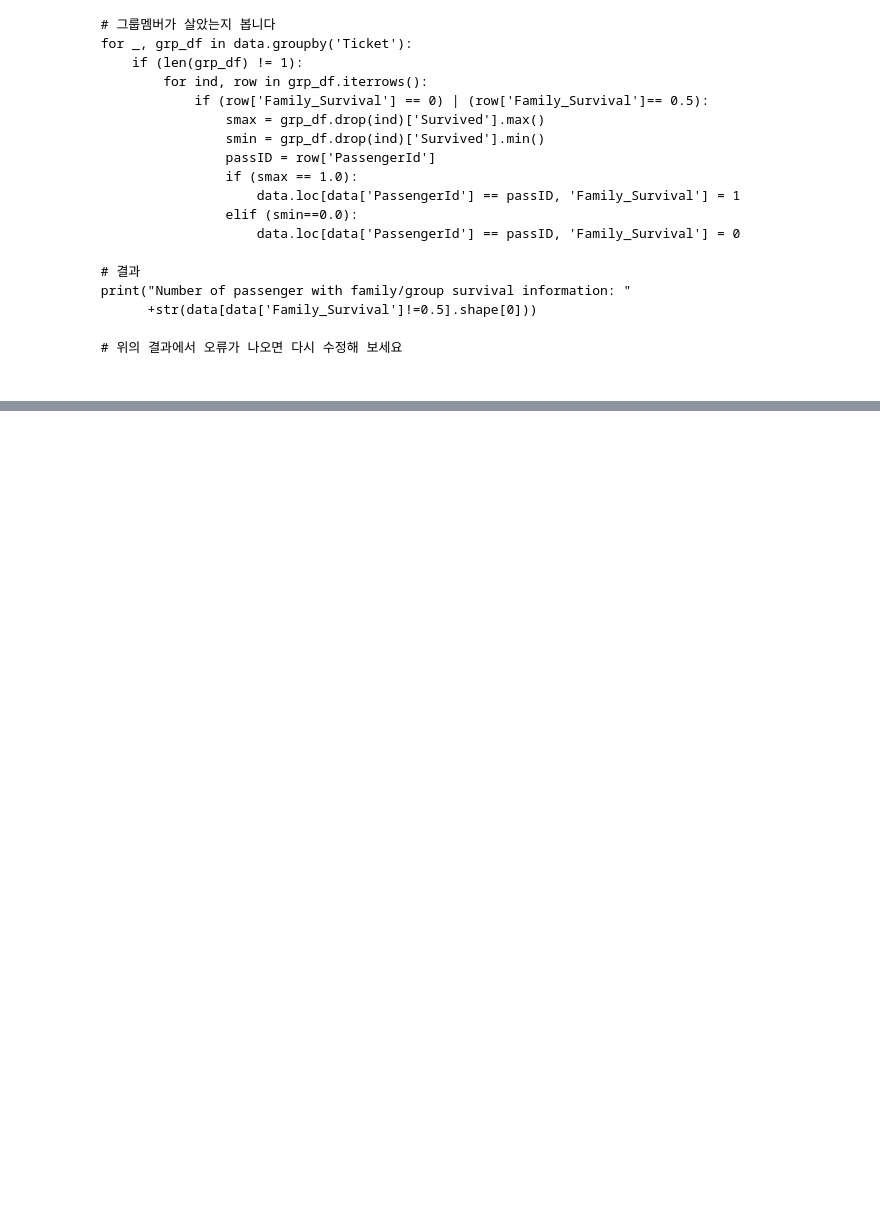
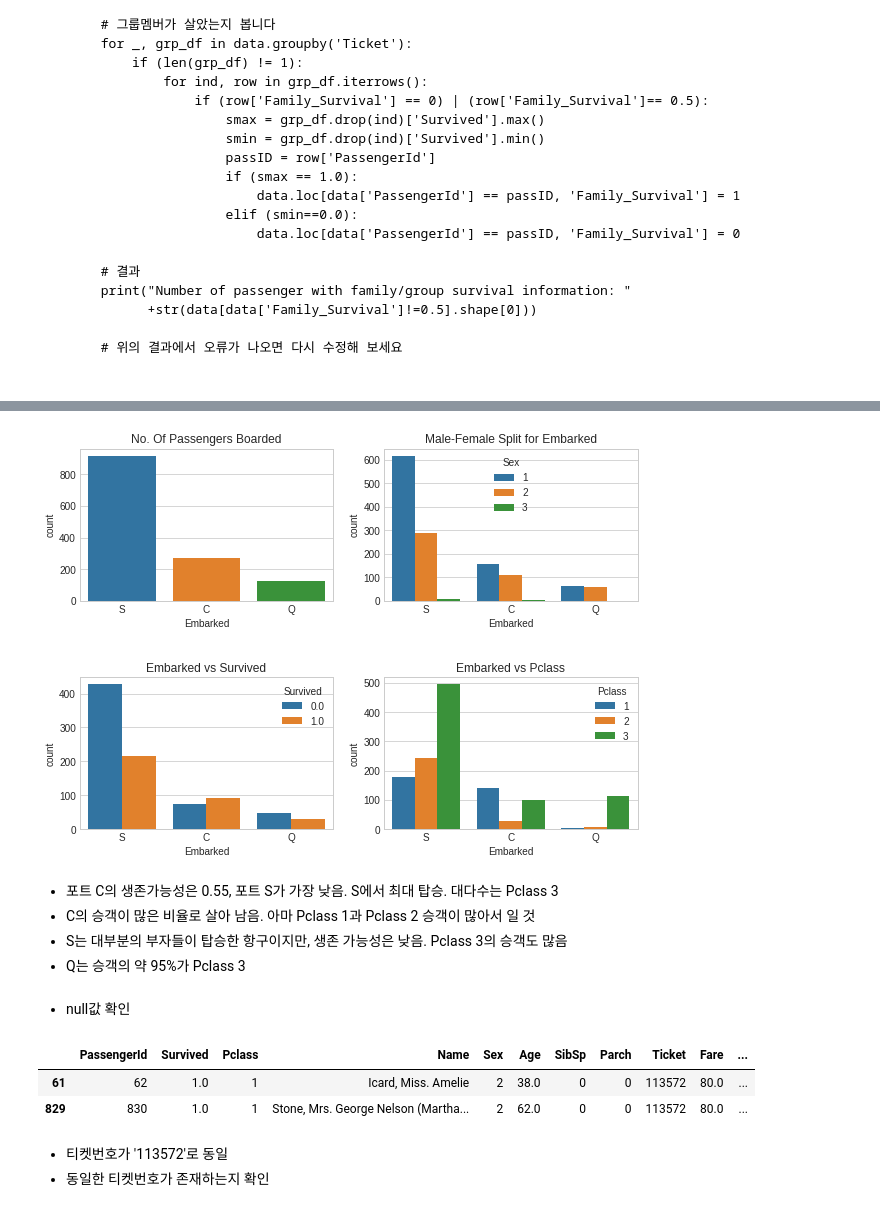
Before and after one commit to wonyoung-ji/statistics, a Jupyter notebook: kaggle/kaggle_titanic.ipynb, the cells around one changed output, grey strips where cells are left out. Saved outputs shown, nothing was run; the diff lists cells and outputs as text; code cells hidden in the pictures; blank space fills up the shorter version.

```diff
--- a/kaggle/kaggle_titanic.ipynb
+++ b/kaggle/kaggle_titanic.ipynb
@@ -1167,0 +1400,34 @@ pd.crosstab([temp['Family'], temp['Survived']], temp['Pclass'], margins=True,).s
+# %%
+f, ax = plt.subplots(2,2, figsize=(10,7))
+sns.countplot('Embarked', data=temp, ax=ax[0,0])
+ax[0,0].set_title('No. Of Passengers Boarded')
+
+sns.countplot('Embarked', hue='Sex', data=temp, ax=ax[0,1])
+ax[0,1].set_title('Male-Female Split for Embarked')
+
+sns.countplot('Embarked', hue='Survived', data=temp, ax=ax[1,0])
+ax[1,0].set_title('Embarked vs Survived')
+
+sns.countplot('Embarked', hue='Pclass', data=temp, ax=ax[1,1])
+ax[1,1].set_title('Embarked vs Pclass')
+
+plt.subplots_adjust(wspace=0.2, hspace=0.5)
+plt.show()
+# %% [output]
+[figure, added]
+# %% [markdown]
+- 포트 C의 생존가능성은 0.55, 포트 S가 가장 낮음. S에서 최대 탑승. 대다수는 Pclass 3
+- C의 승객이 많은 비율로 살아 남음. 아마 Pclass 1과 Pclass 2 승객이 많아서 일 것
+- S는 대부분의 부자들이 탑승한 항구이지만, 생존 가능성은 낮음. Pclass 3의 승객도 많음
+- Q는 승객의 약 95%가 Pclass 3
+# %% [markdown]
+- null값 확인
+# %%
+temp.loc[ temp.Embarked.isnull(),]
+# %% [output]
+|  | PassengerId | Survived | Pclass | Name | Sex | Age | SibSp | Parch | Ticket | Fare | ... |
+| 61 | 62 | 1.0 | 1 | Icard, Miss. Amelie | 2 | 38.0 | 0 | 0 | 113572 | 80.0 | ... |
+| 829 | 830 | 1.0 | 1 | Stone, Mrs. George Nelson (Martha... | 2 | 62.0 | 0 | 0 | 113572 | 80.0 | ... |
+# %% [markdown]
+- 티켓번호가 '113572'로 동일
+- 동일한 티켓번호가 존재하는지 확인
```
Also changed, not shown: parts of 81 cells of this notebook.
